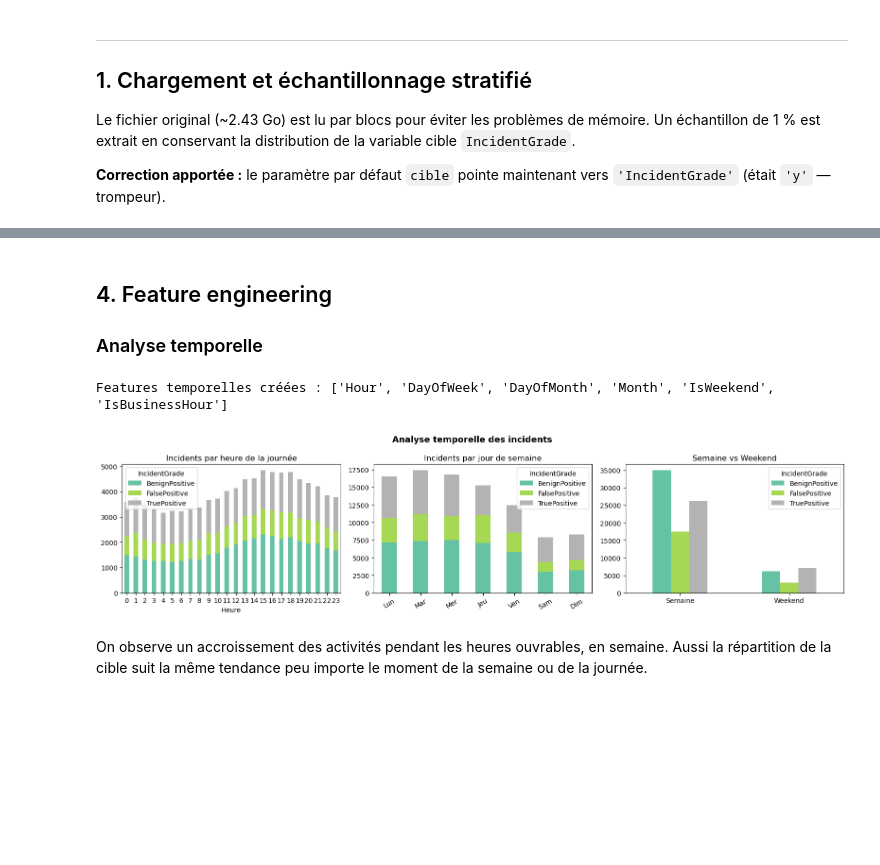
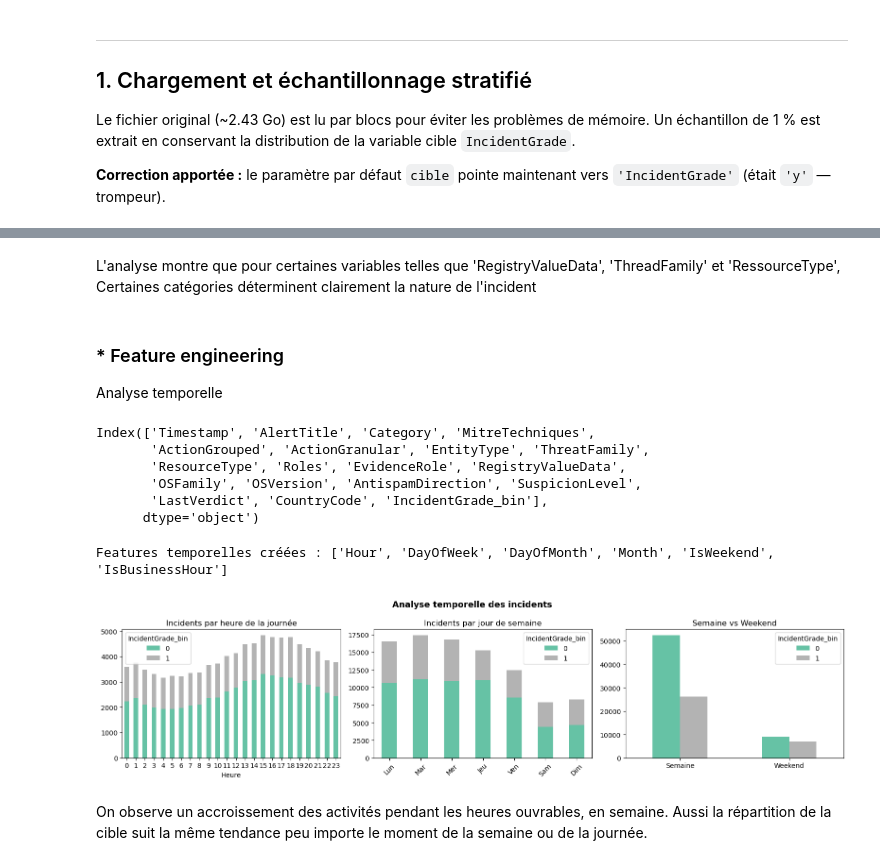
Before and after one commit to wilsdefots/projet-forage-des-donn-es, a Jupyter notebook: notebook.ipynb, the cells around one changed output, grey strips where cells are left out. Saved outputs shown, nothing was run; the diff lists cells and outputs as text; code cells hidden in the pictures; blank space fills up the shorter version.

```diff
--- a/notebook.ipynb
+++ b/notebook.ipynb
@@ -263,0 +294,19 @@ Cardinalités après réduction :
+# %%
+def extraire_technique_principale(val):
+    """Extrait le premier identifiant T-xxxx d'une chaîne MITRE."""
+    if pd.isna(val) or val == 'Unknown':
+        return 'Unknown'
+    match = re.search(r'T\d{4}(?:\.\d{3})?', str(val))
+    return match.group(0) if match else 'Other'
+
+df['MitreTechniques_Main'] = df['MitreTechniques'].apply(extraire_technique_principale)
+
+# Garder les top 15 techniques + regrouper le reste en 'Other'
+TOP_N = 15
+top_techniques = df['MitreTechniques_Main'].value_counts().head(TOP_N).index
+df1['MitreTechniques'] = df['MitreTechniques_Main'].where(
+    df['MitreTechniques_Main'].isin(top_techniques), other='Other'
+)
+
+print(f'Techniques distinctes après simplification : {df1["MitreTechniques"].nunique()}')
+print(df1['MitreTechniques'].value_counts().head())
@@ -327,53 +422,64 @@ for feat in ['Category', 'EntityType', 'EvidenceRole', 'MitreTechnique_Main',
+# %% [markdown]
+L'analyse montre que pour certaines variables telles que 'RegistryValueData', 'ThreadFamily' et 'RessourceType',
+Certaines catégories déterminent clairement la nature de  l'incident
 # %% [markdown]
-## 4. Feature engineering
+### * Feature engineering
 
-###  Analyse temporelle
+Analyse temporelle
+# %%
+df1.columns
+# %% [output]
+Index(['Timestamp', 'AlertTitle', 'Category', 'MitreTechniques',
+       'ActionGrouped', 'ActionGranular', 'EntityType', 'ThreatFamily',
+       'ResourceType', 'Roles', 'EvidenceRole', 'RegistryValueData',
+       'OSFamily', 'OSVersion', 'AntispamDirection', 'SuspicionLevel',
+       'LastVerdict', 'CountryCode', 'IncidentGrade_bin'],
+      dtype='object')
 # %%
-df_original = df.copy() # on sauvegarde une version pour pouvoir revenir en arriere après les calculs
-df = df.copy()
+df_original = df1.copy() # on sauvegarde une version pour pouvoir revenir en arriere après les calculs
+df2 = df1.copy()
 
-df['Timestamp'] = pd.to_datetime(df['Timestamp'], errors='coerce')
-df['Hour']       = df['Timestamp'].dt.hour
-df['DayOfWeek']  = df['Timestamp'].dt.dayofweek   # 0=lundi … 6=dimanche
-df['DayOfMonth'] = df['Timestamp'].dt.day
-df['Month']      = df['Timestamp'].dt.month
-df['IsWeekend']  = (df['DayOfWeek'] >= 5).astype(int)
-df['IsBusinessHour'] = df['Hour'].between(8, 18).astype(int)
+df2['Timestamp'] = pd.to_datetime(df1['Timestamp'], errors='coerce')
+df2['Hour']       = df2['Timestamp'].dt.hour
+df2['DayOfWeek']  = df2['Timestamp'].dt.dayofweek   # 0=lundi … 6=dimanche
+df2['DayOfMonth'] = df2['Timestamp'].dt.day
+df2['Month']      = df2['Timestamp'].dt.month
+df2['IsWeekend']  = (df2['DayOfWeek'] >= 5).astype(int)
+df2['IsBusinessHour'] = df2['Hour'].between(8, 18).astype(int)
 
-#df = df.drop(columns=['Timestamp'])
 print('Features temporelles créées :', ['Hour','DayOfWeek','DayOfMonth','Month','IsWeekend','IsBusinessHour'])
 
 fig, axes = plt.subplots(1, 3, figsize=(16, 4))
 
 # Incidents par heure
-hour_grade = df.groupby(['Hour','IncidentGrade']).size().unstack(fill_value=0)
+hour_grade = df2.groupby(['Hour','IncidentGrade_bin']).size().unstack(fill_value=0)
 hour_grade.plot(kind='bar', stacked=True, ax=axes[0], colormap='Set2')
 axes[0].set_title('Incidents par heure de la journée')
 axes[0].set_xlabel('Heure')
 axes[0].tick_params(axis='x', rotation=0)
 
 # Incidents par jour de semaine
 jours = ['Lun','Mar','Mer','Jeu','Ven','Sam','Dim']
-dow_grade = df.groupby(['DayOfWeek','IncidentGrade']).size().unstack(fill_value=0)
+dow_grade = df2.groupby(['DayOfWeek','IncidentGrade_bin']).size().unstack(fill_value=0)
 dow_grade.index = [jours[i] for i in dow_grade.index]
 dow_grade.plot(kind='bar', stacked=True, ax=axes[1], colormap='Set2')
 axes[1].set_title('Incidents par jour de semaine')
 axes[1].set_xlabel('')
-axes[1].tick_params(axis='x', rotation=30)
+axes[1].tick_params(axis='x', rotation=45)
 
 # Weekend vs semaine
-we_grade = df.groupby(['IsWeekend','IncidentGrade']).size().unstack(fill_value=0)
+we_grade = df2.groupby(['IsWeekend','IncidentGrade_bin']).size().unstack(fill_value=0)
 we_grade.index = ['Semaine','Weekend']
 we_grade.plot(kind='bar', stacked=False, ax=axes[2], colormap='Set2')
 axes[2].set_title('Semaine vs Weekend')
 axes[2].tick_params(axis='x', rotation=0)
 
 plt.suptitle('Analyse temporelle des incidents', fontsize=13, fontweight='bold')
 plt.tight_layout()
 plt.show()
 # %% [output]
 Features temporelles créées : ['Hour', 'DayOfWeek', 'DayOfMonth', 'Month', 'IsWeekend', 'IsBusinessHour']
-[figure, old version]
+[figure, new version]
 # %% [markdown]
 On observe un accroissement des activités pendant les heures ouvrables, en semaine.
 Aussi la répartition de la cible suit la même tendance peu importe le moment de la semaine ou de la journée.
```
Also changed, not shown: parts of 33 cells of this notebook.
